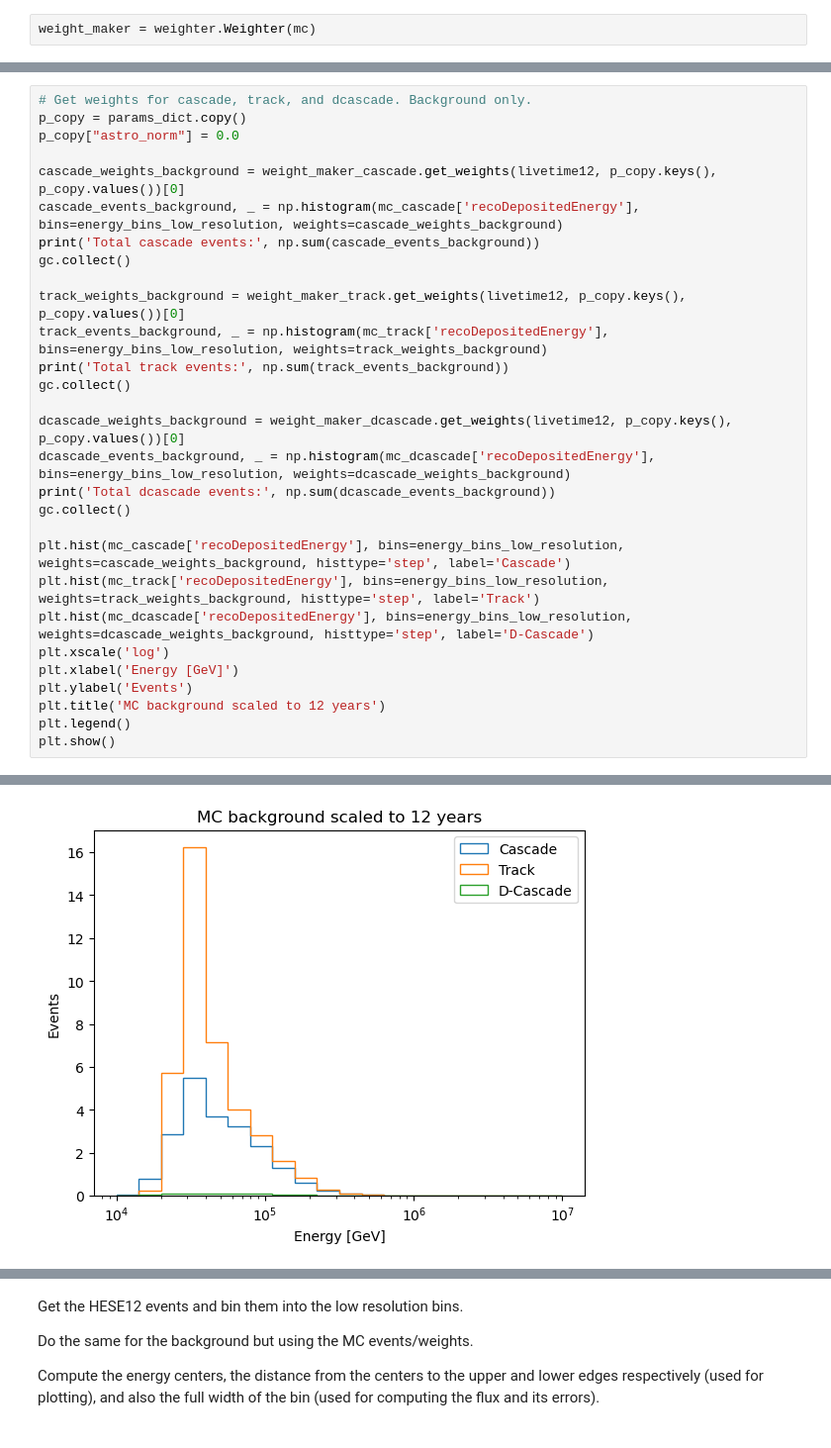
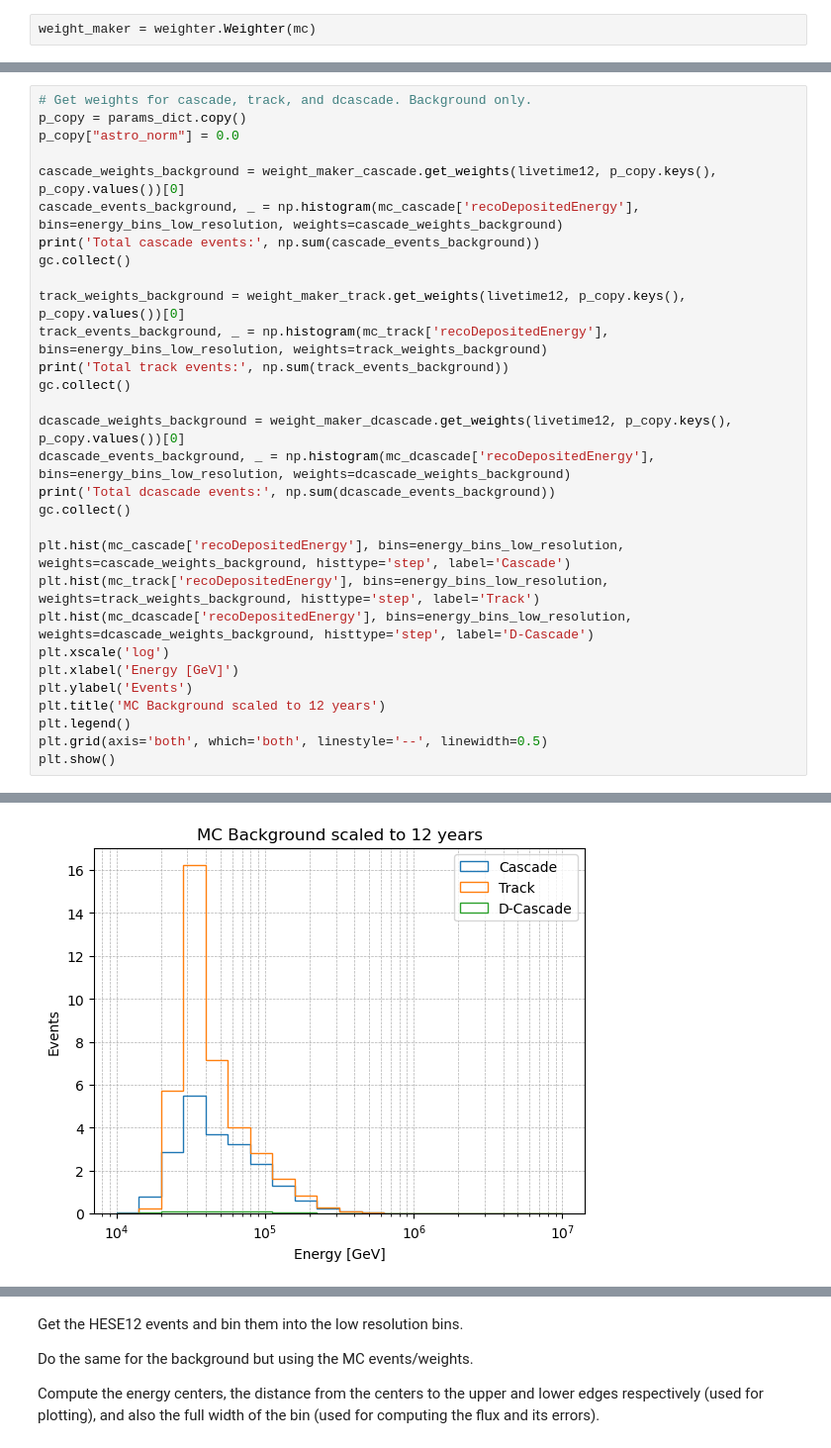
Before and after one commit to Astridsc/HESE-7-year-data-release, a Jupyter notebook: HESE-7-year-data-release/notebooks/hese12.ipynb, the cells around one changed output, grey strips where cells are left out. Shown: that part at 99% size. Cells and saved outputs as stored; diff of their text form.

```diff
--- a/HESE-7-year-data-release/notebooks/hese12.ipynb
+++ b/HESE-7-year-data-release/notebooks/hese12.ipynb
@@ -105,7 +161,8 @@ plt.hist(mc_dcascade['recoDepositedEnergy'], bins=energy_bins_low_resolution, we
 plt.xscale('log')
 plt.xlabel('Energy [GeV]')
 plt.ylabel('Events')
-plt.title('MC background scaled to 12 years')
+plt.title('MC Background scaled to 12 years')
 plt.legend()
+plt.grid(axis='both', which='both', linestyle='--', linewidth=0.5)
 plt.show()
 # %% [output]
@@ -115 +172 @@ Total dcascade events: 4.906829064826898
-[figure, old version]
+[figure, new version]
```
Also changed, not shown: parts of 14 cells of this notebook, 1 other file.
